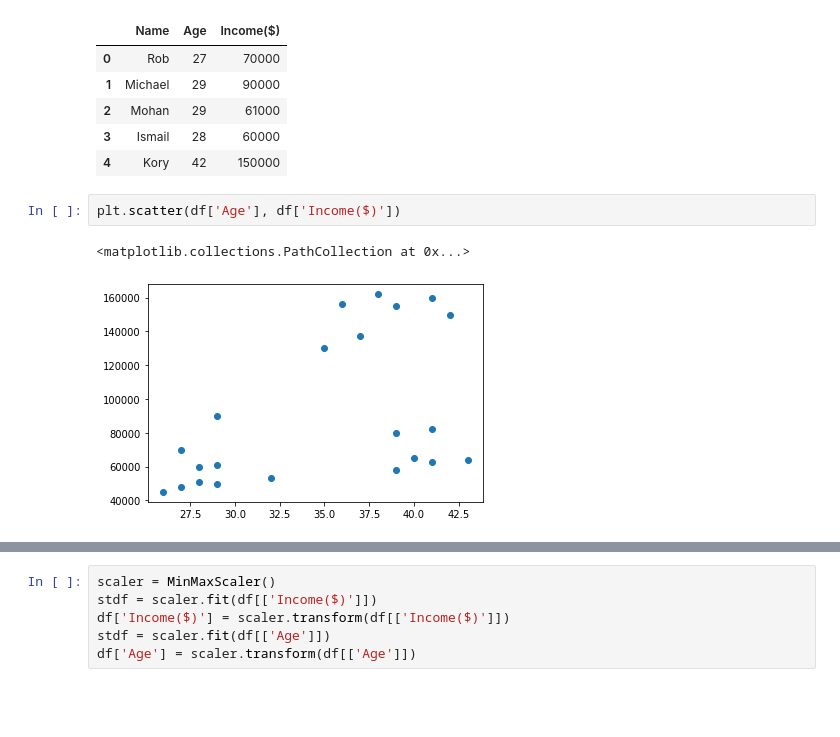
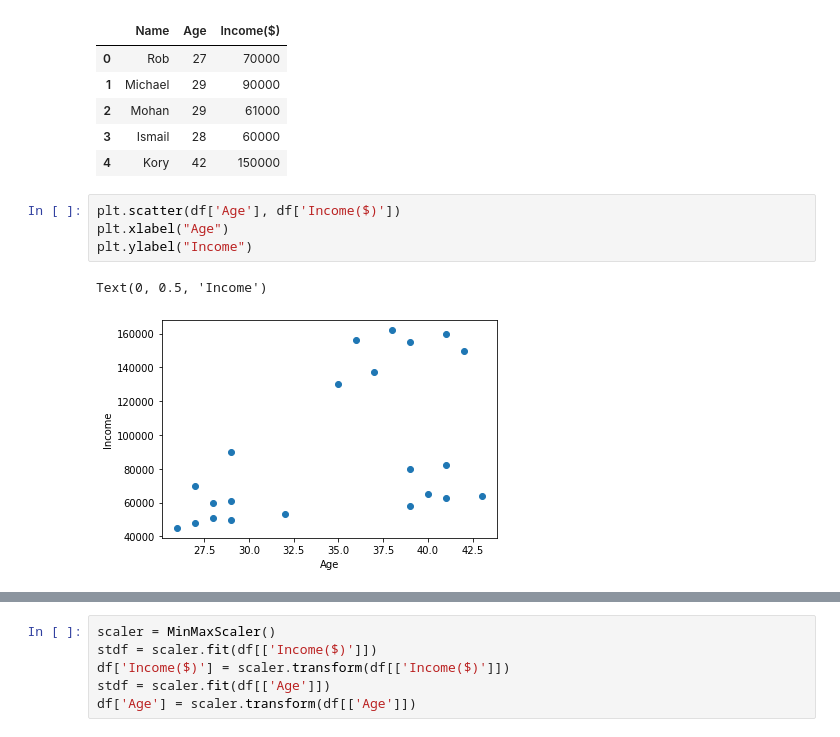
Before and after one commit to V1shwanath/PCA-TEST, a Jupyter notebook: KMeans.ipynb, the cells around one changed output, grey strips where cells are left out. Saved outputs shown, nothing was run; the diff lists cells and outputs as text; blank space fills up the shorter version.

```diff
--- a/KMeans.ipynb
+++ b/KMeans.ipynb
@@ -19,9 +19,11 @@ df.head()
 | 4 | Kory | 42 | 150000 |
 # %%
 plt.scatter(df['Age'], df['Income($)'])
+plt.xlabel("Age")
+plt.ylabel("Income")
 # %% [output]
-<matplotlib.collections.PathCollection at 0x...>
+Text(0, 0.5, 'Income')
-[figure, old version]
+[figure, new version]
 # %%
 sns.boxplot(x = df['Income($)'])
 # %% [output]
```
Also changed, not shown: parts of 5 cells of this notebook, 5 other files.
